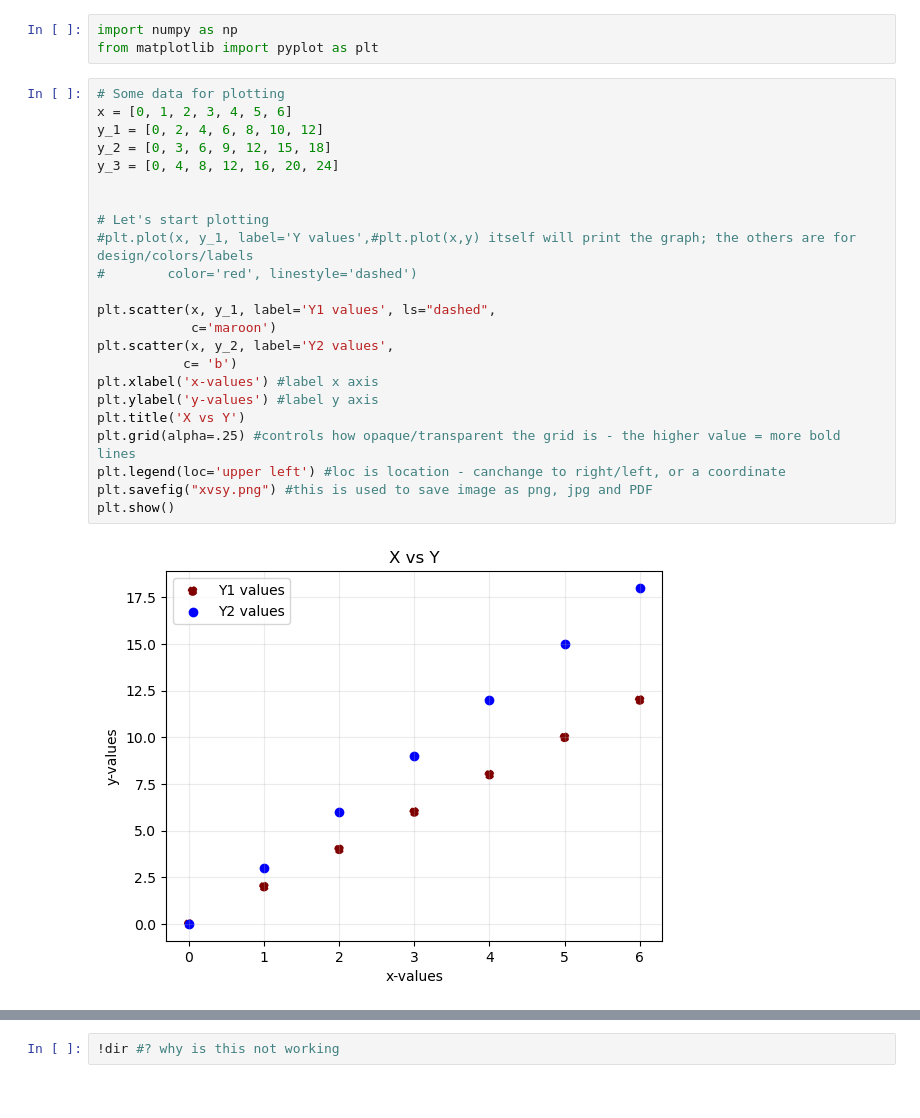
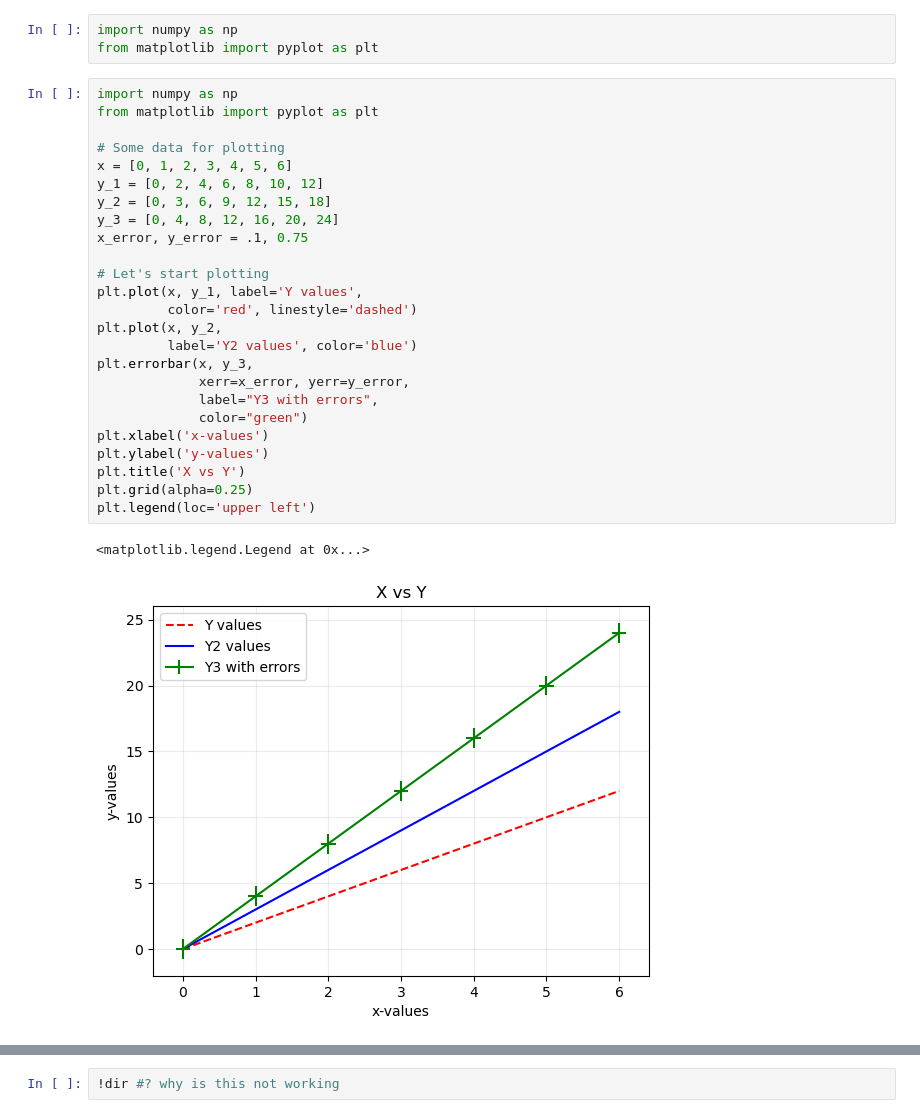
Before and after one commit to SPS-SP2273/learning-portfolio-2025-january-tayweijie753, a Jupyter notebook: 7.1_plotting/plotting_(need).ipynb, the cells around one changed output, grey strips where cells are left out. Saved outputs shown, nothing was run; the diff lists cells and outputs as text.

```diff
--- a/7.1_plotting/plotting_(need).ipynb
+++ b/7.1_plotting/plotting_(need).ipynb
@@ -4,27 +4,30 @@
 import numpy as np
 from matplotlib import pyplot as plt
 # %%
+import numpy as np
+from matplotlib import pyplot as plt
+
 # Some data for plotting
 x = [0, 1, 2, 3, 4, 5, 6]
 y_1 = [0, 2, 4, 6, 8, 10, 12]
 y_2 = [0, 3, 6, 9, 12, 15, 18]
 y_3 = [0, 4, 8, 12, 16, 20, 24]
-
+x_error, y_error = .1, 0.75
 
 # Let's start plotting
-#plt.plot(x, y_1, label='Y values',#plt.plot(x,y) itself will print the graph; the others are for design/colors/labels
-#        color='red', linestyle='dashed')
-
-plt.scatter(x, y_1, label='Y1 values', ls="dashed",
-            c='maroon')
-plt.scatter(x, y_2, label='Y2 values',
-           c= 'b')
-plt.xlabel('x-values') #label x axis
-plt.ylabel('y-values') #label y axis
+plt.plot(x, y_1, label='Y values',
+         color='red', linestyle='dashed')
+plt.plot(x, y_2,
+         label='Y2 values', color='blue')
+plt.errorbar(x, y_3,
+             xerr=x_error, yerr=y_error,
+             label="Y3 with errors",
+             color="green")
+plt.xlabel('x-values')
+plt.ylabel('y-values')
 plt.title('X vs Y')
-plt.grid(alpha=.25) #controls how opaque/transparent the grid is - the higher value = more bold lines
-plt.legend(loc='upper left') #loc is location - canchange to right/left, or a coordinate
-plt.savefig("xvsy.png") #this is used to save image as png, jpg and PDF
-plt.show()
+plt.grid(alpha=0.25)
+plt.legend(loc='upper left')
 # %% [output]
+<matplotlib.legend.Legend at 0x...>
-[figure, old version]
+[figure, new version]
```
Also changed, not shown: parts of 1 cell of this notebook.
